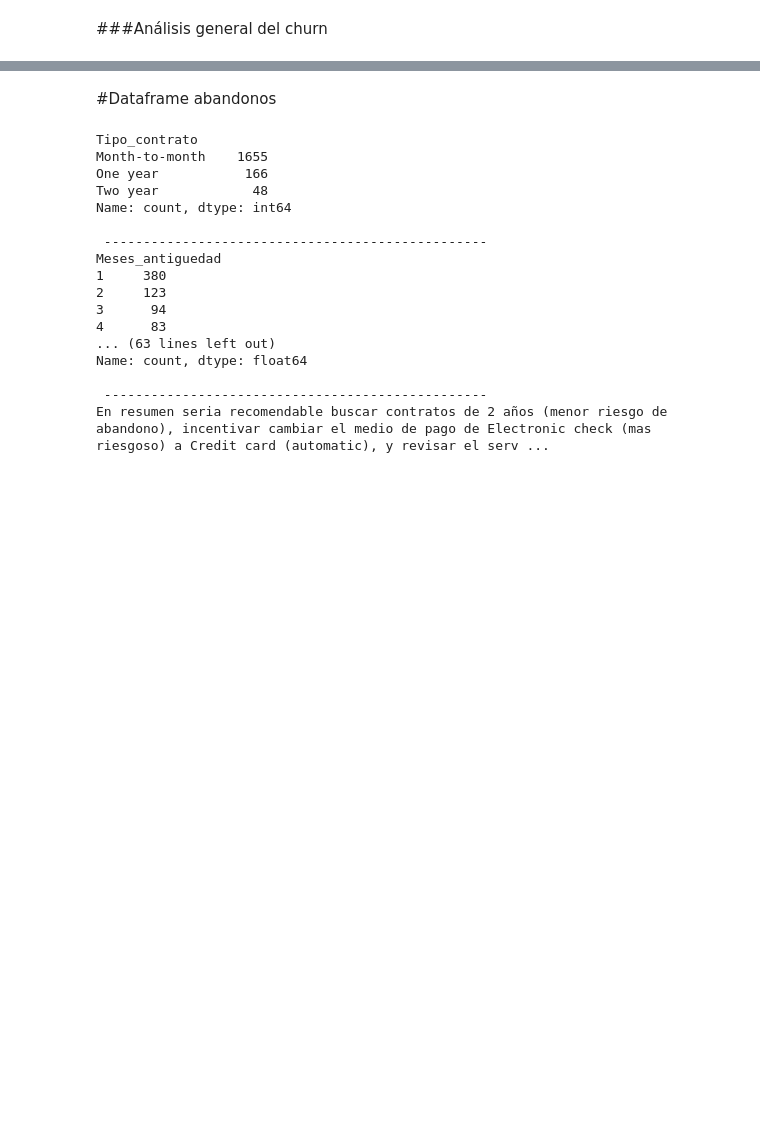
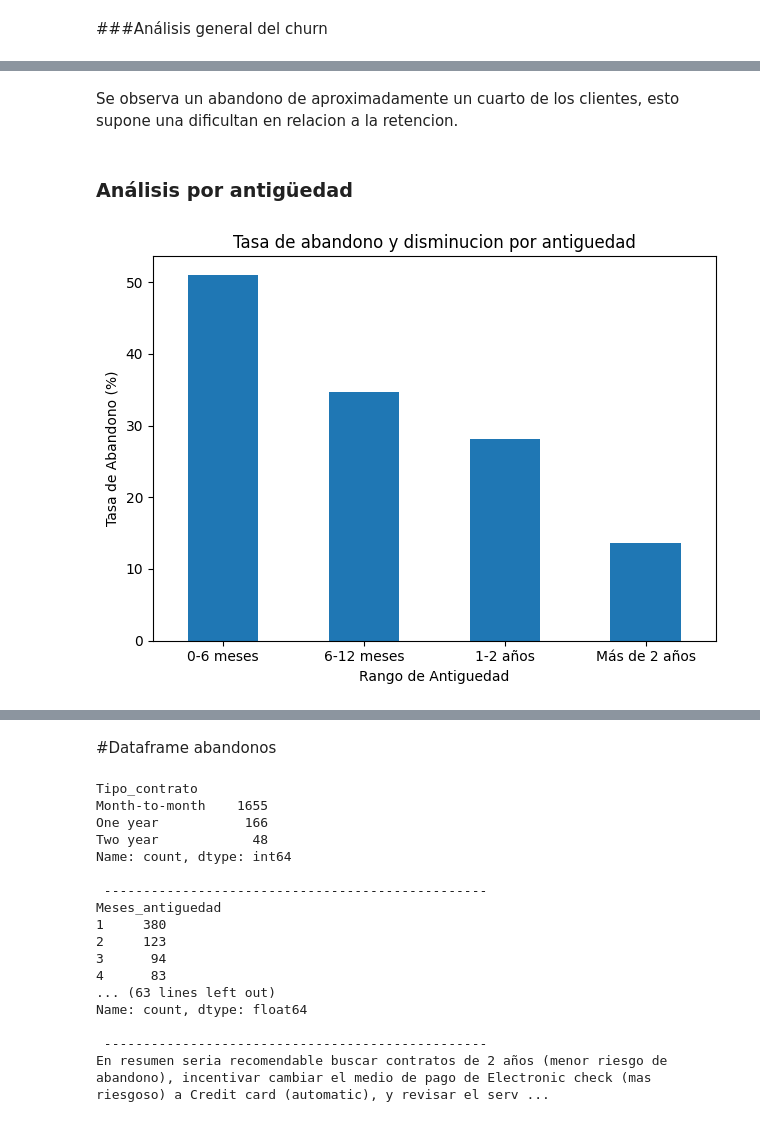
Before and after one commit to TiagoPonti/TelecomX, a Jupyter notebook: TelecomX.ipynb, the cells around one changed output, grey strips where cells are left out. Cells and saved outputs as stored; diff of their text form; code cells hidden in the pictures; blank space fills up the shorter version.

```diff
--- a/TelecomX.ipynb
+++ b/TelecomX.ipynb
@@ -259,0 +269,19 @@ Del total de clientes (7267) hay 1869 abandonos, que aproximadamente equivaldria
+# %% [markdown]
+Se observa un abandono de aproximadamente un cuarto de los clientes, esto supone una dificultan en relacion a la retencion.
+# %% [markdown]
+### Análisis por antigüedad
+# %%
+bins = [0, 6, 12, 24, df['Meses_antiguedad'].max()]
+labels = ['0-6 meses', '6-12 meses', '1-2 años', 'Más de 2 años']
+df['Rango_Antiguedad'] = pd.cut(df['Meses_antiguedad'], bins=bins, labels=labels, include_lowest=True)
+analisis_temporal = df.groupby('Rango_Antiguedad')['Abandono'].mean() * 100
+fig,ax= plt.subplots()
+analisis_temporal.plot(kind='bar', ax=ax)
+ax.set_title('Tasa de abandono y disminucion por antiguedad')
+ax.set_xlabel('Rango de Antiguedad')
+ax.set_xticklabels(labels, rotation=0)
+ax.set_ylabel('Tasa de Abandono (%)')
+plt.tight_layout()
+plt.show()
+# %% [output]
+[figure, added]
```
Also changed, not shown: parts of 36 cells of this notebook.
